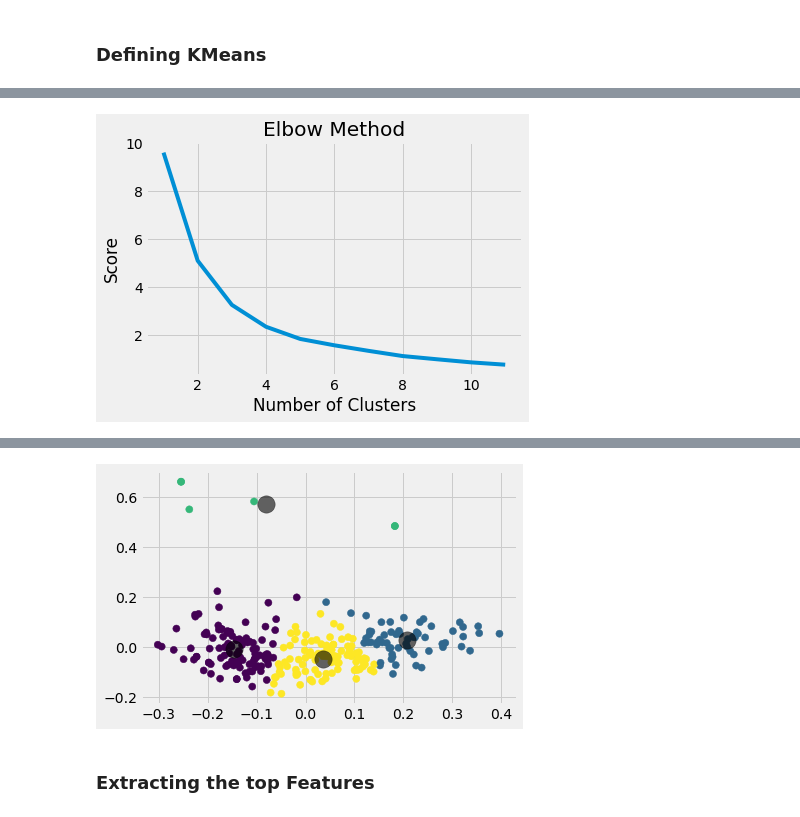
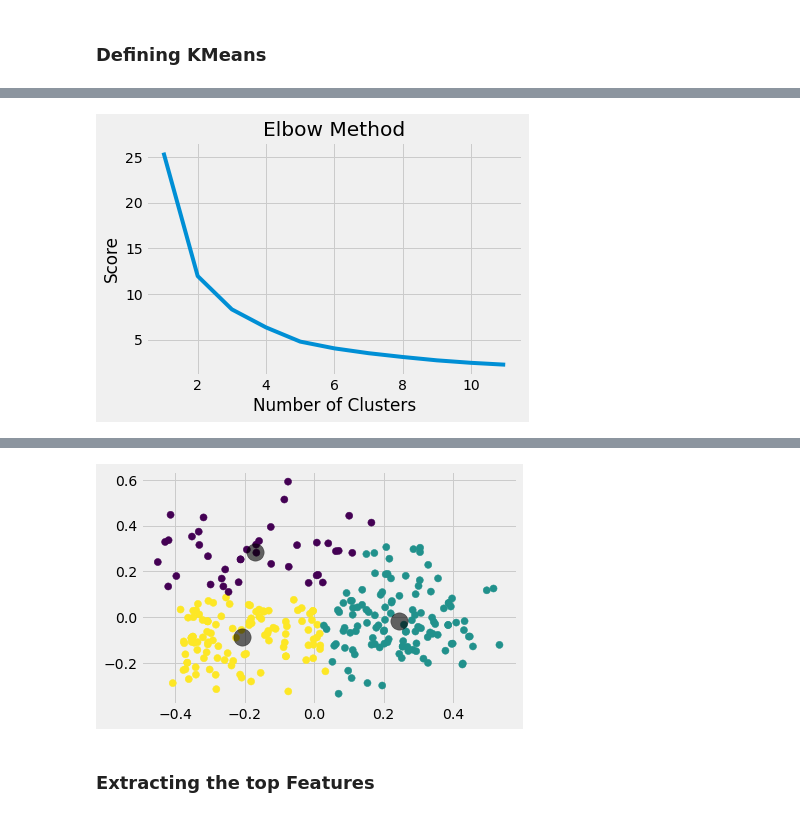
Before and after one commit to Elshan777/cybersecurity-job-ad-analysis, a Jupyter notebook: notebooks/KMeans TF IDF.ipynb, the cells around one changed output, grey strips where cells are left out. Drawn from its saved outputs; the diff is of its cells as text; code cells hidden in the pictures.

```diff
--- a/notebooks/KMeans TF IDF.ipynb
+++ b/notebooks/KMeans TF IDF.ipynb
@@ -18,6 +19,6 @@ plt.style.use('fivethirtyeight')
 
 import os, sys,re
 # %%
-df = pd.read_csv('../data/jobs_1.csv')
+df = pd.read_csv('../data/jobs_3.csv')
 df.head()
 # %% [output]
@@ -34,6 +50,6 @@ df.shape
 # %%
 # Removal of links
-df['text'] = df['text'].apply(lambda x: re.sub(r'https?://\S+|www\.\S+', '', x))
+# df['text'] = df['text'].apply(lambda x: re.sub(r'https?://\S+|www\.\S+', '', x))
 
 # Extract Job Title from text
 df['job_title'] = df['text'].apply(lambda x: (re.sub(r'^.*?\n', '\n', x).strip()).split('\n')[0] )
@@ -62,8 +93,7 @@ df
 from sklearn.feature_extraction.text import TfidfVectorizer
 data = df['text']
 
-tf_idf_vectorizor = TfidfVectorizer(stop_words = 'english',#tokenizer = tokenize_and_stem,
-                             max_features = 10000)
+tf_idf_vectorizor = TfidfVectorizer(stop_words = 'english', max_features=100)
 tf_idf = tf_idf_vectorizor.fit_transform(data)
 tf_idf_norm = normalize(tf_idf)
 tf_idf_array = tf_idf_norm.toarray()
@@ -293,10 +333,10 @@ plt.title('Elbow Method')
 plt.savefig('../figures/elbow_text.png')
 plt.show()
 # %% [output]
-[figure, old version]
+[figure, new version]
 # %%
 from sklearn.cluster import KMeans
-n_clusters = 4
+n_clusters = 3
 sklearn_pca = PCA(n_components = 2)
 Y_sklearn = sklearn_pca.fit_transform(tf_idf_array)
 kmeans = KMeans(n_clusters= n_clusters, max_iter=600, algorithm = 'auto')
@@ -312,4 +352,4 @@ Wall time: 74.1 ms
-[figure, old version]
+[figure, new version]
 # %% [markdown]
 ### Extracting the top Features
 # %%
```
Also changed, not shown: parts of 31 cells of this notebook, 8 other files.
